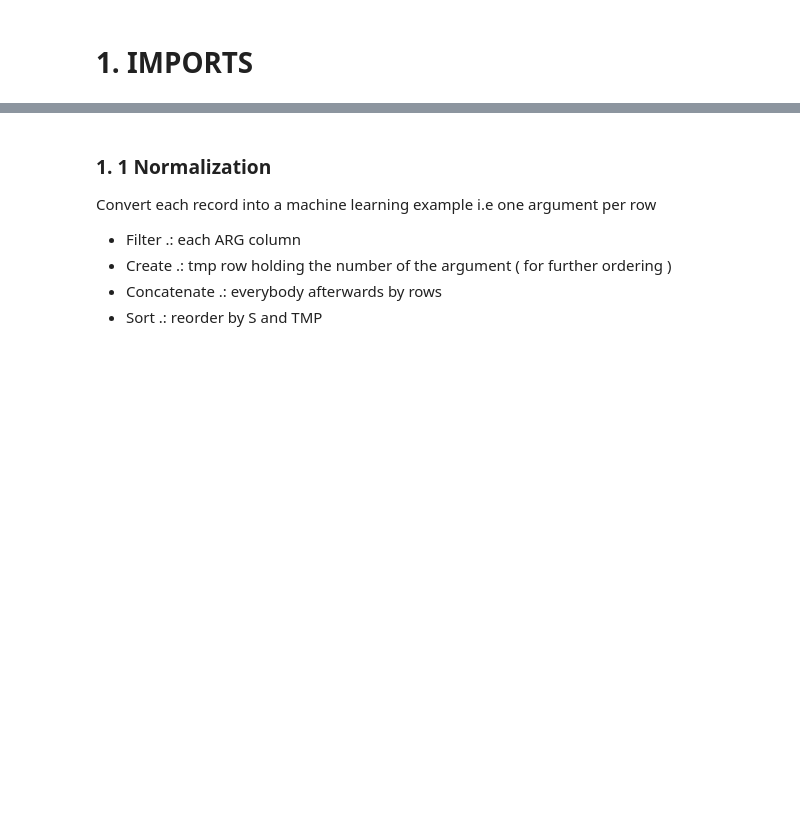
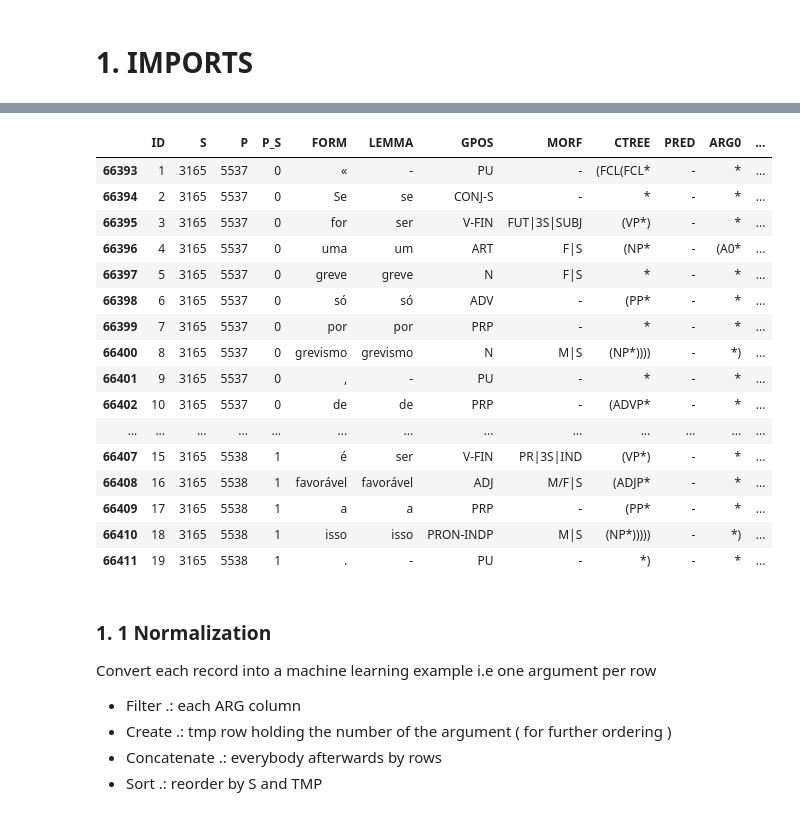
Before and after one commit to guilhermevarela/deep_srlbr, a Jupyter notebook: notebooks/01 PropBankBr Builder v1.0.ipynb, the cells around one changed output, grey strips where cells are left out. Cells and saved outputs as stored; diff of their text form; code cells hidden in the pictures; blank space fills up the shorter version.

```diff
--- a/notebooks/01 PropBankBr Builder v1.0.ipynb
+++ b/notebooks/01 PropBankBr Builder v1.0.ipynb
@@ -35,3 +42,27 @@ df.tail()
+# %%
+# dftest = df[ df['FORM'] == 'grevismo']
+# P in (870, 871, 872)
+dftest = df[ df['S'] == 3165]
+# dftest.loc[21486:21516,:].head()
+dftest.head(30)
+# %% [output]
+|  | ID | S | P | P_S | FORM | LEMMA | GPOS | MORF | CTREE | PRED | ARG0 | ... |
+| 66393 | 1 | 3165 | 5537 | 0 | « | - | PU | - | (FCL(FCL* | - | * | ... |
+| 66394 | 2 | 3165 | 5537 | 0 | Se | se | CONJ-S | - | * | - | * | ... |
+| 66395 | 3 | 3165 | 5537 | 0 | for | ser | V-FIN | FUT|3S|SUBJ | (VP*) | - | * | ... |
+| 66396 | 4 | 3165 | 5537 | 0 | uma | um | ART | F|S | (NP* | - | (A0* | ... |
+| 66397 | 5 | 3165 | 5537 | 0 | greve | greve | N | F|S | * | - | * | ... |
+| 66398 | 6 | 3165 | 5537 | 0 | só | só | ADV | - | (PP* | - | * | ... |
+| 66399 | 7 | 3165 | 5537 | 0 | por | por | PRP | - | * | - | * | ... |
+| 66400 | 8 | 3165 | 5537 | 0 | grevismo | grevismo | N | M|S | (NP*)))) | - | *) | ... |
+| 66401 | 9 | 3165 | 5537 | 0 | , | - | PU | - | * | - | * | ... |
+| 66402 | 10 | 3165 | 5537 | 0 | de | de | PRP | - | (ADVP* | - | * | ... |
+| ... | ... | ... | ... | ... | ... | ... | ... | ... | ... | ... | ... | ... |
+| 66407 | 15 | 3165 | 5538 | 1 | é | ser | V-FIN | PR|3S|IND | (VP*) | - | * | ... |
+| 66408 | 16 | 3165 | 5538 | 1 | favorável | favorável | ADJ | M/F|S | (ADJP* | - | * | ... |
+| 66409 | 17 | 3165 | 5538 | 1 | a | a | PRP | - | (PP* | - | * | ... |
+| 66410 | 18 | 3165 | 5538 | 1 | isso | isso | PRON-INDP | M|S | (NP*))))) | - | *) | ... |
+| 66411 | 19 | 3165 | 5538 | 1 | . | - | PU | - | *) | - | * | ... |
 # %% [markdown]
  ### 1. 1 Normalization
 Convert each record into a machine learning example i.e one argument per row
```
Also changed, not shown: parts of 15 cells of this notebook, 58 other files.
